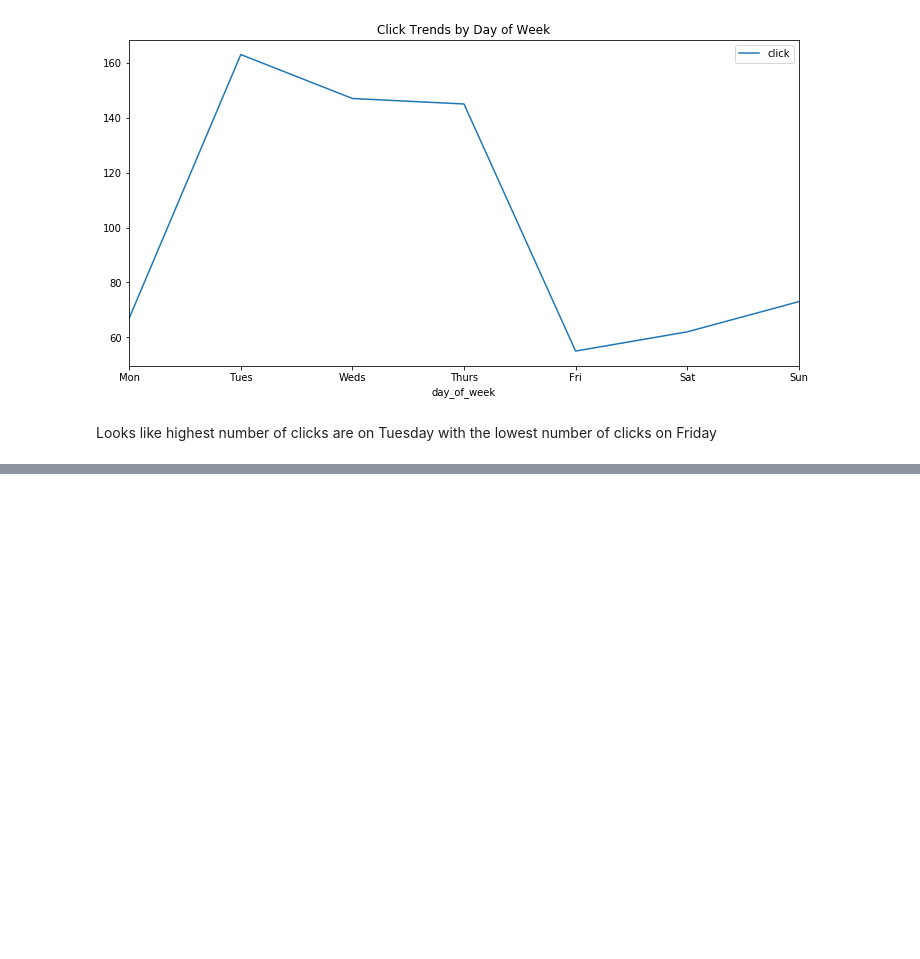
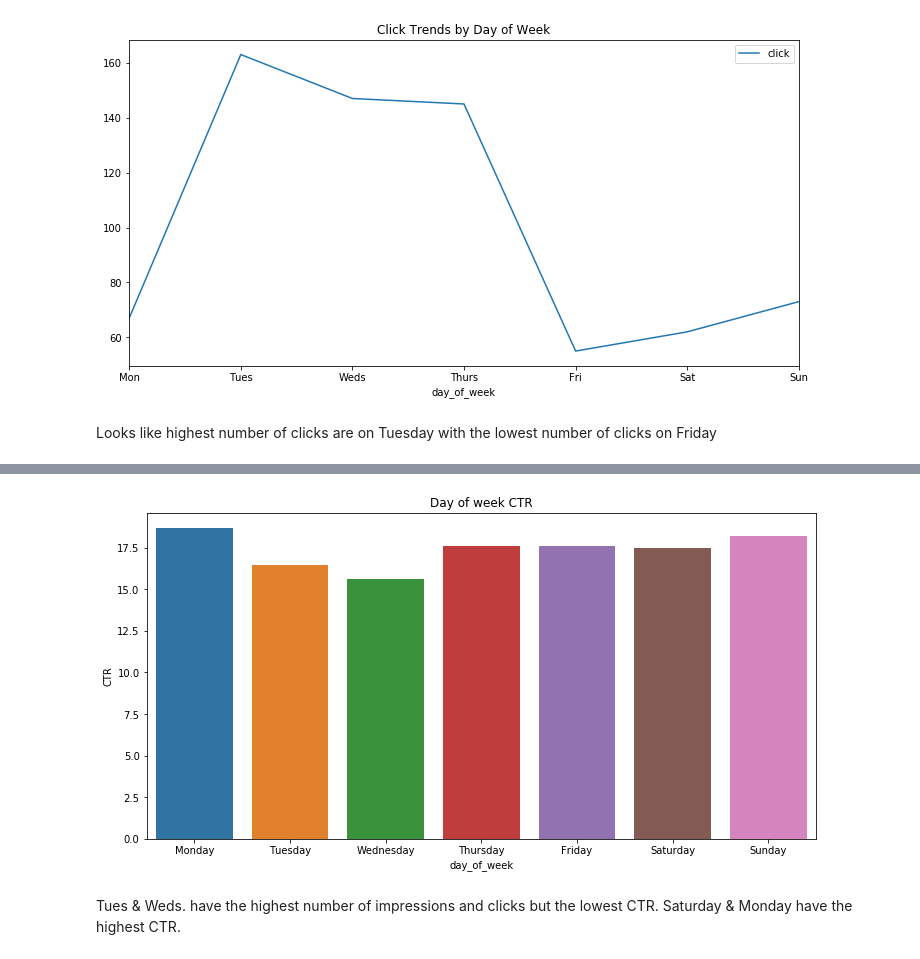
Before and after one commit to kanalyzers/ad_optimization, a Jupyter notebook: notebooks/random_forest.ipynb, the cells around one changed output, grey strips where cells are left out. Saved outputs shown, nothing was run; the diff lists cells and outputs as text; code cells hidden in the pictures; blank space fills up the shorter version.

```diff
--- a/notebooks/random_forest.ipynb
+++ b/notebooks/random_forest.ipynb
@@ -571,0 +574,3 @@ Looks like highest number of clicks are on Tuesday with the lowest number of cli
+# %%
+# make df_dayofweek with just dow and click data
+df_dayofweek = df_dow[['day_of_week','click']].groupby(['day_of_week']).count().reset_index()
@@ -571,0 +584,3 @@ Looks like highest number of clicks are on Tuesday with the lowest number of cli
+# %%
+# rename clicks to impressions to disambiguate 'click'. Impressions are clicks = 0 or false postivies
+df_dayofweek = df_dayofweek.rename(columns={'click': 'impressions'})
@@ -571,0 +594,3 @@ Looks like highest number of clicks are on Tuesday with the lowest number of cli
+# %%
+# add 'clicks' column of only positive hits for click (clicks = 1)
+df_dayofweek['clicks'] = df_click[['day_of_week','click']].groupby(['day_of_week']).count().reset_index()['click']
@@ -571,0 +615,3 @@ Looks like highest number of clicks are on Tuesday with the lowest number of cli
+# %%
+# calculate CTR
+df_dayofweek['CTR'] = df_dayofweek['clicks']/df_dayofweek['impressions']*100
@@ -571,0 +629,9 @@ Looks like highest number of clicks are on Tuesday with the lowest number of cli
+# %%
+# plot day of week CTR
+plt.figure(figsize=(12,6))
+sns.barplot(y='CTR', x='day_of_week', data=df_dayofweek, order=['Monday', 'Tuesday', 'Wednesday', 'Thursday', 'Friday', 'Saturday', 'Sunday'])
+plt.title('Day of week CTR');
+# %% [output]
+[figure, added]
+# %% [markdown]
+Tues & Weds. have the highest number of impressions and clicks but the lowest CTR. Saturday & Monday have the highest CTR.
```
Also changed, not shown: parts of 12 cells of this notebook.
